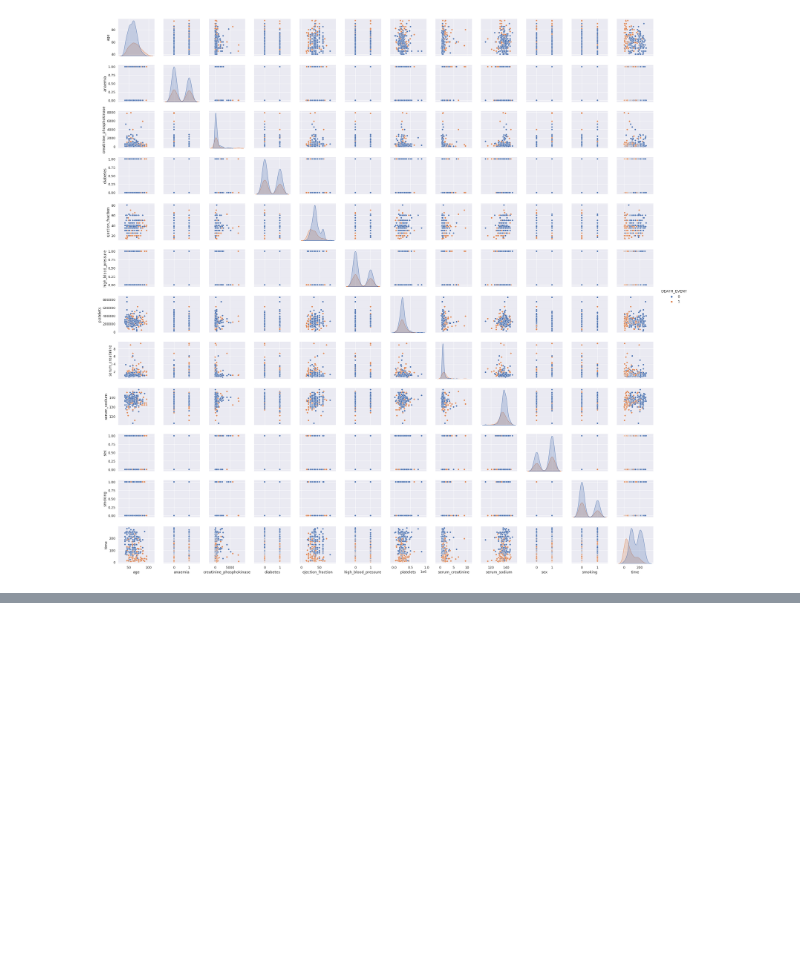
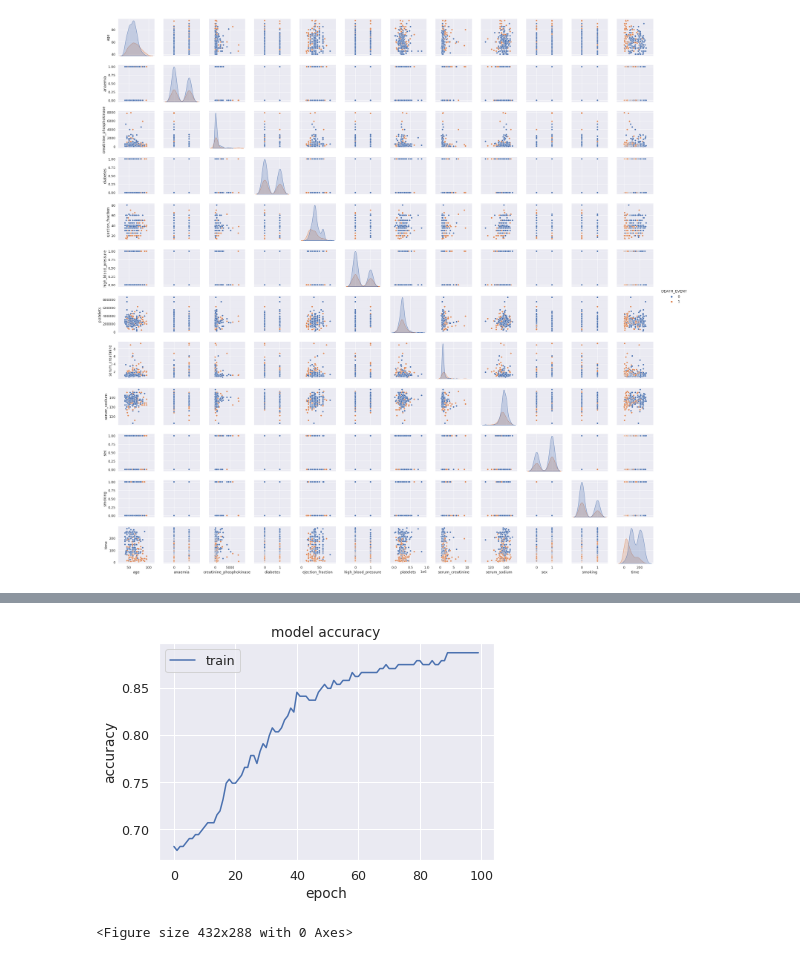
Before and after one commit to ekramasif/Heart-Failure-Prediction-Using-ANN, a Jupyter notebook: Heart_Failure_Prediction_Using_ANN.ipynb, the cells around one changed output, grey strips where cells are left out. Drawn from its saved outputs; the diff is of its cells as text; code cells hidden in the pictures; blank space fills up the shorter version.

```diff
--- a/Heart_Failure_Prediction_Using_ANN.ipynb
+++ b/Heart_Failure_Prediction_Using_ANN.ipynb
@@ -104,0 +113,12 @@ plt.show()
+# %%
+from sklearn.model_selection import train_test_split
+x_train, x_test, y_train, y_test = train_test_split(x, y, test_size = 0.20, random_state=12)
+# %%
+model = keras.Sequential(
+    [
+      #  keras.layers.Flatten()
+      keras.layers.Dense(units=16, activation=tf.keras.activations.relu, input_dim=12, name='Input_Layer'),
+      keras.layers.Dense(units=8, activation=tf.keras.activations.relu, name='Hidden_Layer_1'),
+      keras.layers.Dense(units=1, activation=tf.keras.activations.sigmoid, name='Output_Layer')
+    ]
+)
@@ -104,0 +220,12 @@ plt.show()
+# %%
+from matplotlib import pyplot as plt
+plt.plot(hist.history['accuracy'])
+plt.title('model accuracy')
+plt.ylabel('accuracy')
+plt.xlabel('epoch')
+plt.legend(['train'], loc='upper left')
+plt.show()
+plt.savefig('accuracy_curve.png')
+# %% [output]
+[figure, added]
+<Figure size 432x288 with 0 Axes>
```
Also changed, not shown: parts of 14 cells of this notebook.
